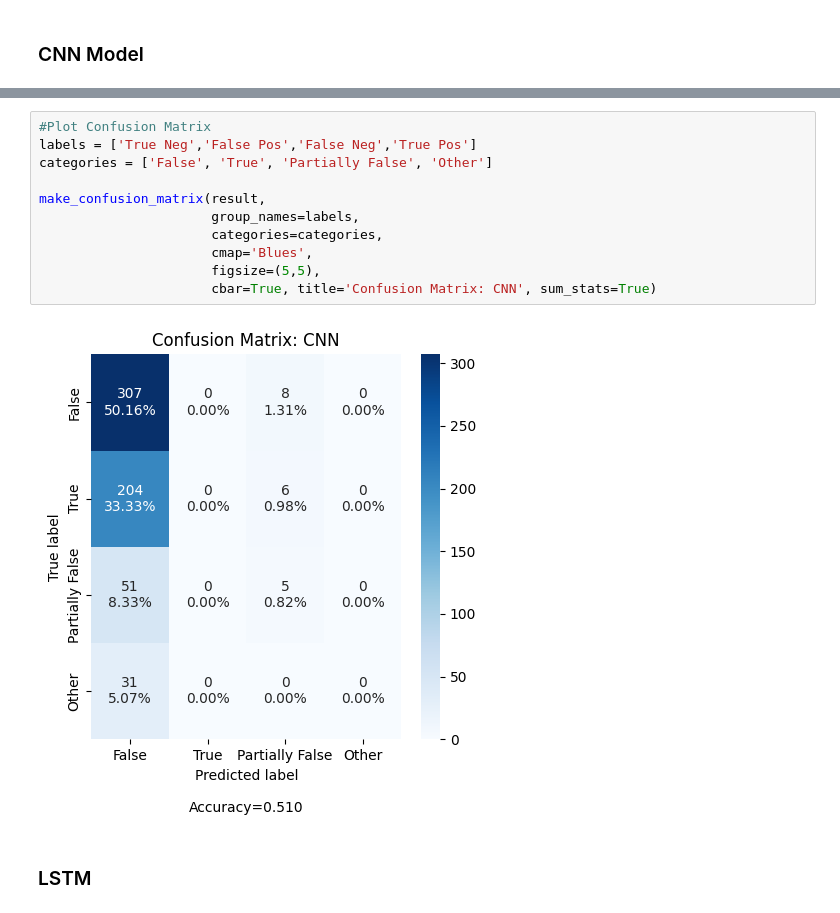
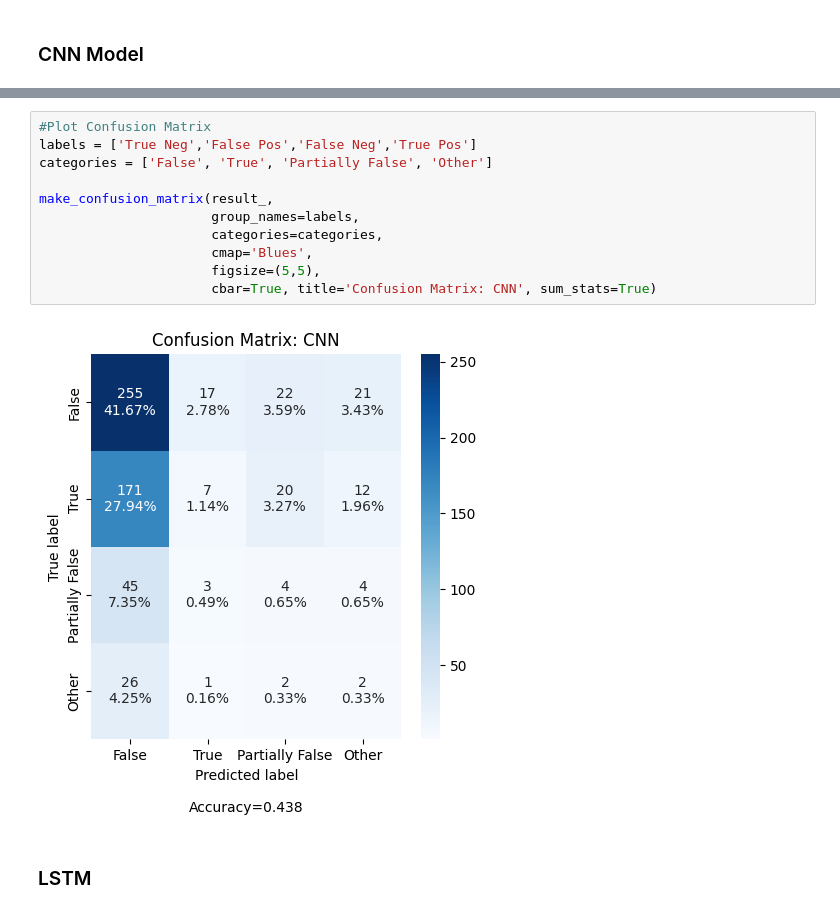
Before and after one commit to cgurkan/fake-news, a Jupyter notebook: FakeNewsDetection_LSTM.ipynb, the cells around one changed output, grey strips where cells are left out. Drawn from its saved outputs; the diff is of its cells as text.

```diff
--- a/FakeNewsDetection_LSTM.ipynb
+++ b/FakeNewsDetection_LSTM.ipynb
@@ -866,16 +887,16 @@ weighted avg       0.53      0.30      0.30       612
 # %%
 #Plot Confusion Matrix
 labels = ['True Neg','False Pos','False Neg','True Pos']
 categories = ['False', 'True', 'Partially False', 'Other']
 
-make_confusion_matrix(result,
+make_confusion_matrix(result_,
                       group_names=labels,
                       categories=categories,
                       cmap='Blues',
                       figsize=(5,5),
                       cbar=True, title='Confusion Matrix: CNN', sum_stats=True)
 # %% [output]
-[figure, old version]
+[figure, new version]
 # %% [markdown]
 ### LSTM
 # %%
```
Also changed, not shown: parts of 17 cells of this notebook.
